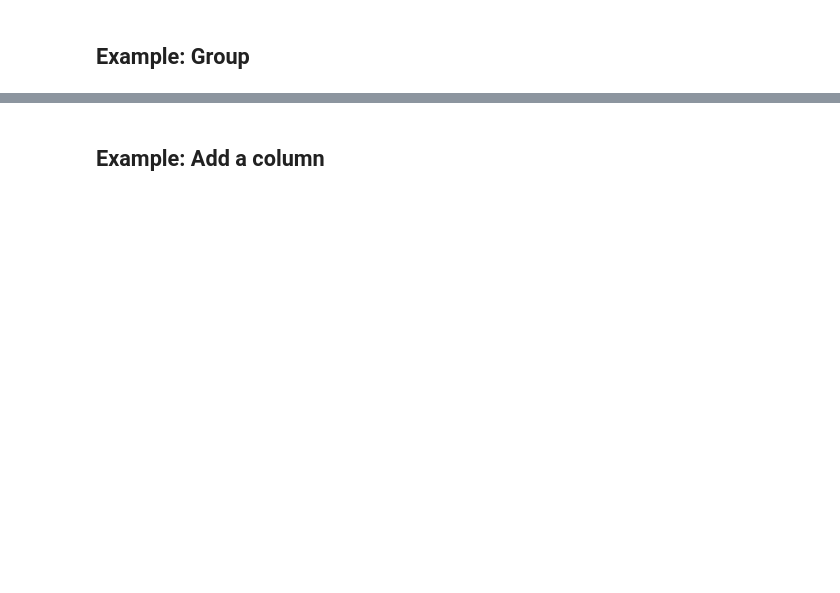
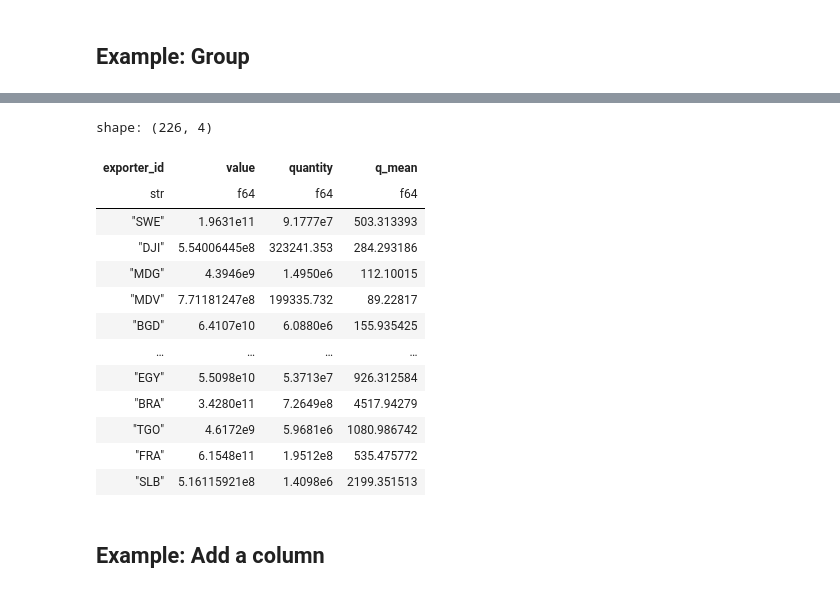
Before and after one commit to m-gaster/tutorial-polars, a Jupyter notebook: tutorial_empty.ipynb, the cells around one changed output, grey strips where cells are left out. Saved outputs shown, nothing was run; the diff lists cells and outputs as text; code cells hidden in the pictures; blank space fills up the shorter version.

```diff
--- a/tutorial_empty.ipynb
+++ b/tutorial_empty.ipynb
@@ -138,3 +315,25 @@ pl_df.group_by(...).agg(...)
+# %%
+pl_df.group_by("exporter_id").agg(
+    # {"quantity": pl.col("quantity").sum()}
+    pl.col("value").sum(),
+    pl.col("quantity").sum(),
+    pl.col("quantity").mean().alias("q_mean"),
+)
+# %% [output]
+shape: (226, 4)
+| exporter_id | value | quantity | q_mean |
+| str | f64 | f64 | f64 |
+| "SWE" | 1.9631e11 | 9.1777e7 | 503.313393 |
+| "DJI" | 5.54006445e8 | 323241.353 | 284.293186 |
+| "MDG" | 4.3946e9 | 1.4950e6 | 112.10015 |
+| "MDV" | 7.71181247e8 | 199335.732 | 89.22817 |
+| "BGD" | 6.4107e10 | 6.0880e6 | 155.935425 |
+| … | … | … | … |
+| "EGY" | 5.5098e10 | 5.3713e7 | 926.312584 |
+| "BRA" | 3.4280e11 | 7.2649e8 | 4517.94279 |
+| "TGO" | 4.6172e9 | 5.9681e6 | 1080.986742 |
+| "FRA" | 6.1548e11 | 1.9512e8 | 535.475772 |
+| "SLB" | 5.16115921e8 | 1.4098e6 | 2199.351513 |
 # %% [markdown]
 ## Example: Add a column
 # %%
```
Also changed, not shown: parts of 38 cells of this notebook, 6 other files.
